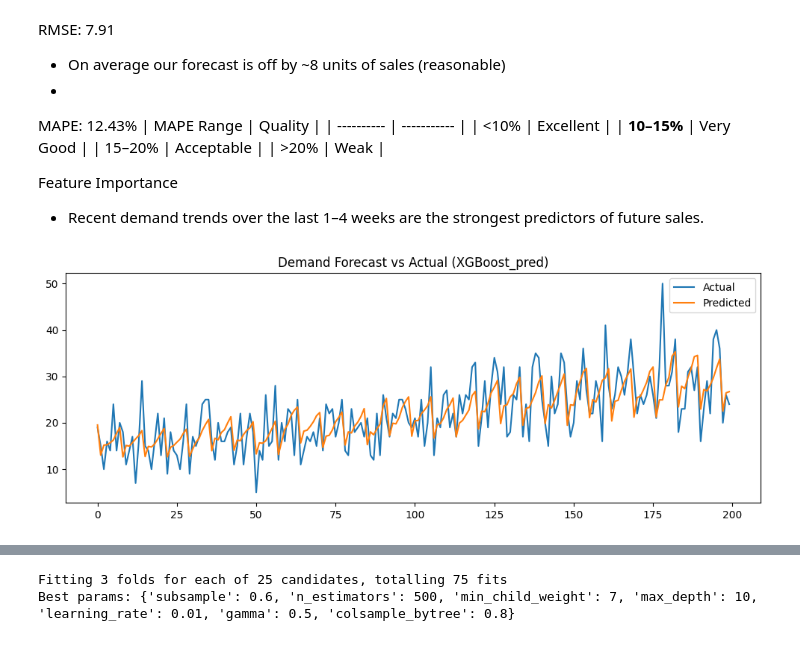
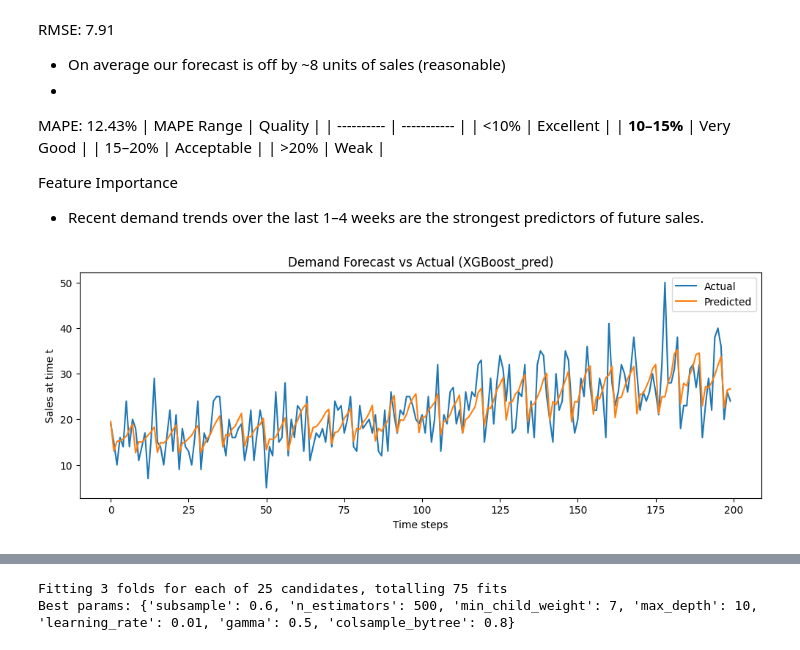
Before and after one commit to Devashish-Rawat1/StockSense, a Jupyter notebook: notebooks/03_modeling_xgboost.ipynb, the cells around one changed output, grey strips where cells are left out. Drawn from its saved outputs; the diff is of its cells as text; code cells hidden in the pictures.

```diff
--- a/notebooks/03_modeling_xgboost.ipynb
+++ b/notebooks/03_modeling_xgboost.ipynb
@@ -52,7 +52,7 @@ df.head()
 ## Data Split - Train & Validation
 # %%
 train_df = df[df["date"] < "2017-01-01"]
-val_df   = df[df["date"] >= "2017-01-01"]
+val_df   = df[df["date"] >= "2017-01-01"].copy()
 # %%
 train_df.info()
 # %% [output]
@@ -228,10 +227,12 @@ Feature Importance
 # %%
 plt.figure(figsize=(12,4))
 plt.plot(y_val.values[:200], label="Actual")
 plt.plot(val_preds[:200], label="Predicted")
+plt.xlabel("Time steps")
+plt.ylabel("Sales at time t")
 plt.legend()
 plt.title("Demand Forecast vs Actual (XGBoost_pred)")
 plt.savefig("../plots/xgboost_plots/Xgboost_actual_vs_predicted.png")
 plt.show()
 # %% [output]
-[figure, old version]
+[figure, new version]
```
Also changed, not shown: parts of 25 cells of this notebook, 19 other files.
